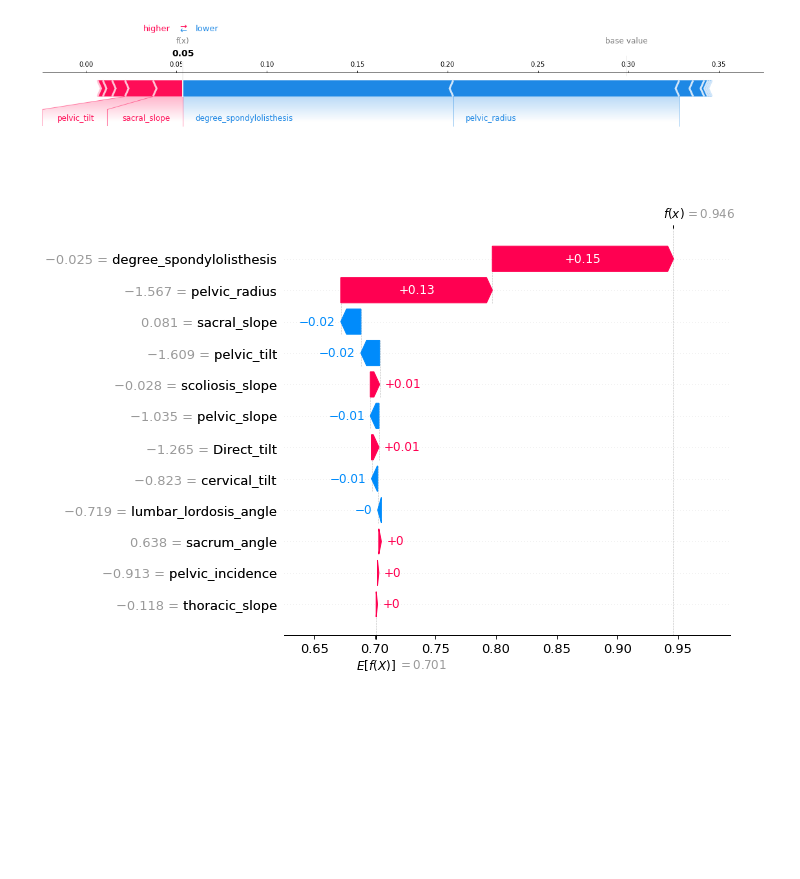
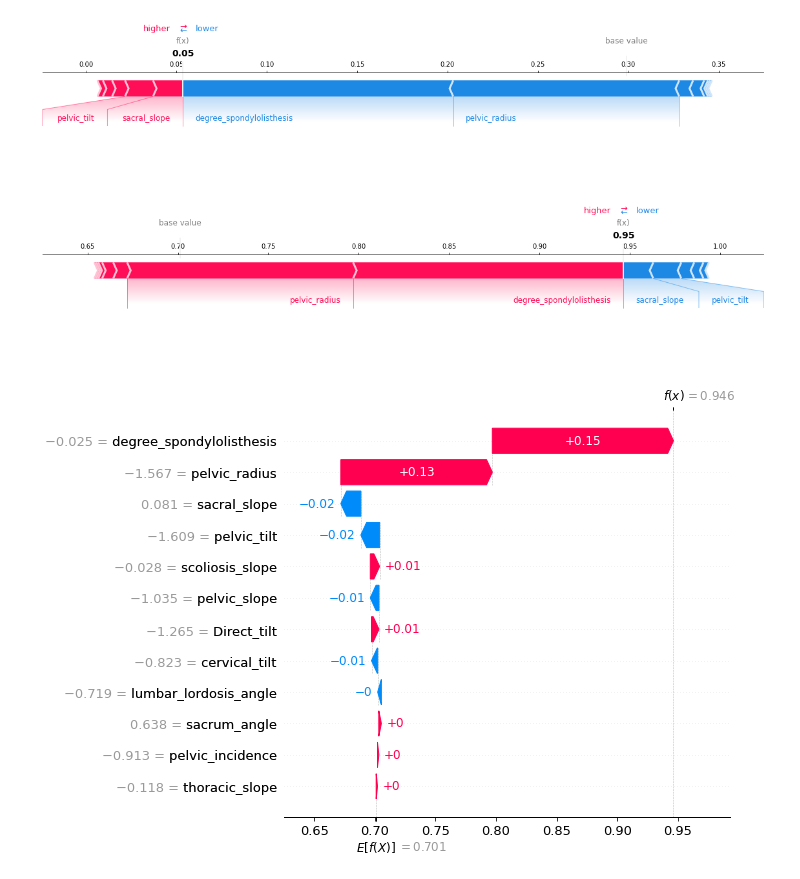
Before and after one commit to mhmdrdwn/spine, a Jupyter notebook: report.ipynb, the cells around one changed output. Saved outputs shown, nothing was run; the diff lists cells and outputs as text; code cells hidden in the pictures; blank space fills up the shorter version.

Commit message:
add more graphs

```diff
--- a/report.ipynb
+++ b/report.ipynb
@@ -470,6 +481,10 @@ shap_values = explainer(X_test)
 shap.force_plot(shap_values[0, :].base_values[0], shap_values[0, :].values[:, 0], feature_names=column_names[:-1], matplotlib=True)
 # %% [output]
 [figure]
+# %%
+shap.force_plot(shap_values[0, :].base_values[1], shap_values[0, :].values[:, 1], feature_names=column_names[:-1], matplotlib=True)
+# %% [output]
+[figure, added]
 # %%
 shap.plots.waterfall(shap_values[0, :, 1], max_display=12)
 # %% [output]
```
Also changed, not shown: parts of 14 cells of this notebook.
